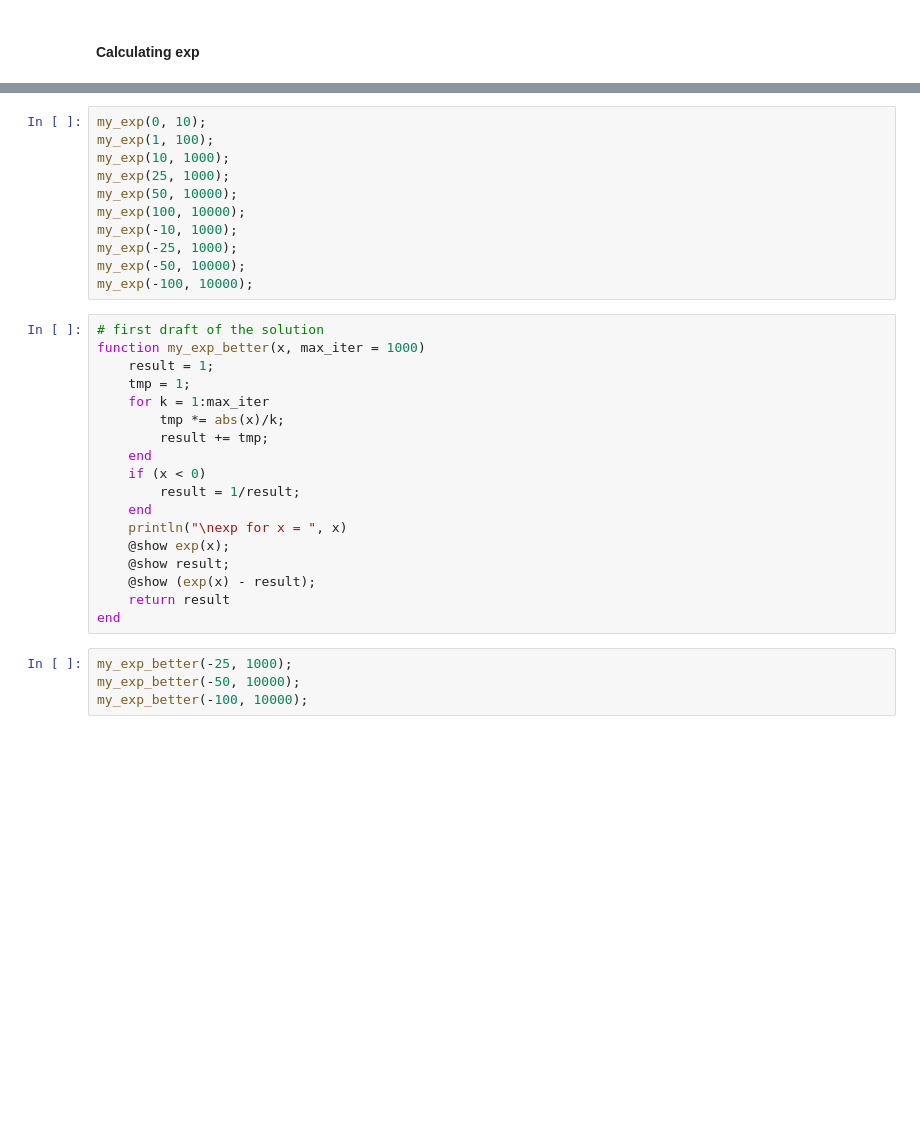
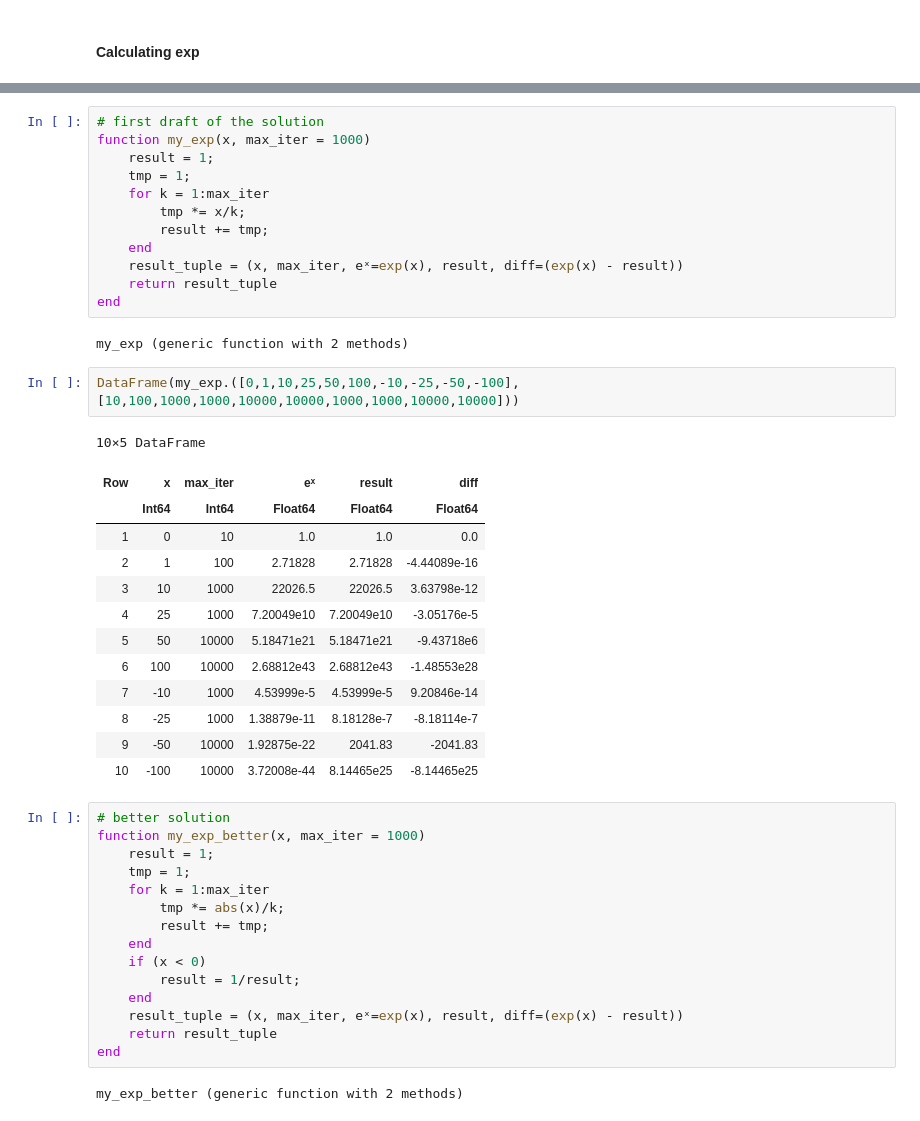
Before and after one commit to pszufe/2024_MIT_18.S097_Introduction-to-Julia-for-Data-Science, a Jupyter notebook: Day-3a_Numerical-methods/03a_Numerical-methods.ipynb, the cells around one changed output, grey strips where cells are left out. Drawn from its saved outputs; the diff is of its cells as text; blank space fills up the shorter version.

```diff
--- a/Day-3a_Numerical-methods/03a_Numerical-methods.ipynb
+++ b/Day-3a_Numerical-methods/03a_Numerical-methods.ipynb
@@ -207,16 +384,35 @@ end
+# %%
+# first draft of the solution
+function my_exp(x, max_iter = 1000)
+    result = 1;
+    tmp = 1;
+    for k = 1:max_iter
+        tmp *= x/k;
+        result += tmp;
+    end
+    result_tuple = (x, max_iter, eˣ=exp(x), result, diff=(exp(x) - result))
+    return result_tuple
+end
+# %% [output]
+my_exp (generic function with 2 methods)
 # %%
-my_exp(0, 10);
-my_exp(1, 100);
-my_exp(10, 1000);
-my_exp(25, 1000);
-my_exp(50, 10000);
-my_exp(100, 10000);
-my_exp(-10, 1000);
-my_exp(-25, 1000);
-my_exp(-50, 10000);
-my_exp(-100, 10000);
+DataFrame(my_exp.([0,1,10,25,50,100,-10,-25,-50,-100],[10,100,1000,1000,10000,10000,1000,1000,10000,10000]))
+# %% [output]
+10×5 DataFrame
+| Row | x | max_iter | eˣ | result | diff |
+|  | Int64 | Int64 | Float64 | Float64 | Float64 |
+| 1 | 0 | 10 | 1.0 | 1.0 | 0.0 |
+| 2 | 1 | 100 | 2.71828 | 2.71828 | -4.44089e-16 |
+| 3 | 10 | 1000 | 22026.5 | 22026.5 | 3.63798e-12 |
+| 4 | 25 | 1000 | 7.20049e10 | 7.20049e10 | -3.05176e-5 |
+| 5 | 50 | 10000 | 5.18471e21 | 5.18471e21 | -9.43718e6 |
+| 6 | 100 | 10000 | 2.68812e43 | 2.68812e43 | -1.48553e28 |
+| 7 | -10 | 1000 | 4.53999e-5 | 4.53999e-5 | 9.20846e-14 |
+| 8 | -25 | 1000 | 1.38879e-11 | 8.18128e-7 | -8.18114e-7 |
+| 9 | -50 | 10000 | 1.92875e-22 | 2041.83 | -2041.83 |
+| 10 | -100 | 10000 | 3.72008e-44 | 8.14465e25 | -8.14465e25 |
 # %%
-# first draft of the solution
+# better solution
 function my_exp_better(x, max_iter = 1000)
     result = 1;
     tmp = 1;
@@ -227,13 +423,8 @@ function my_exp_better(x, max_iter = 1000)
     if (x < 0)
         result = 1/result;
     end
-    println("\nexp for x = ", x)
-    @show exp(x);
-    @show result;
-    @show (exp(x) - result);
-    return result
+    result_tuple = (x, max_iter, eˣ=exp(x), result, diff=(exp(x) - result))
+    return result_tuple
 end
+# %% [output]
+my_exp_better (generic function with 2 methods)
-# %%
-my_exp_better(-25, 1000);
-my_exp_better(-50, 10000);
-my_exp_better(-100, 10000);
```
Also changed, not shown: parts of 33 cells of this notebook, 1 other file.
